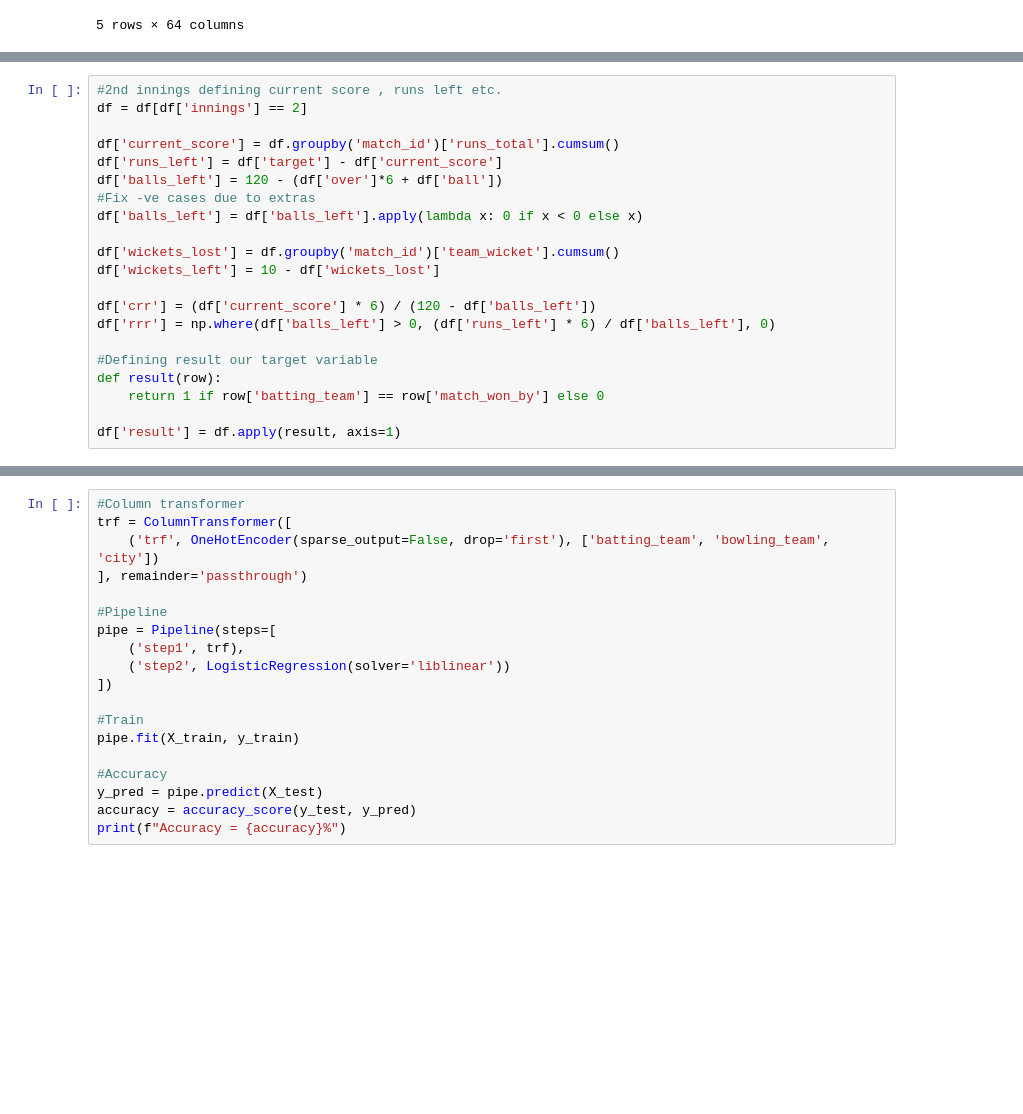
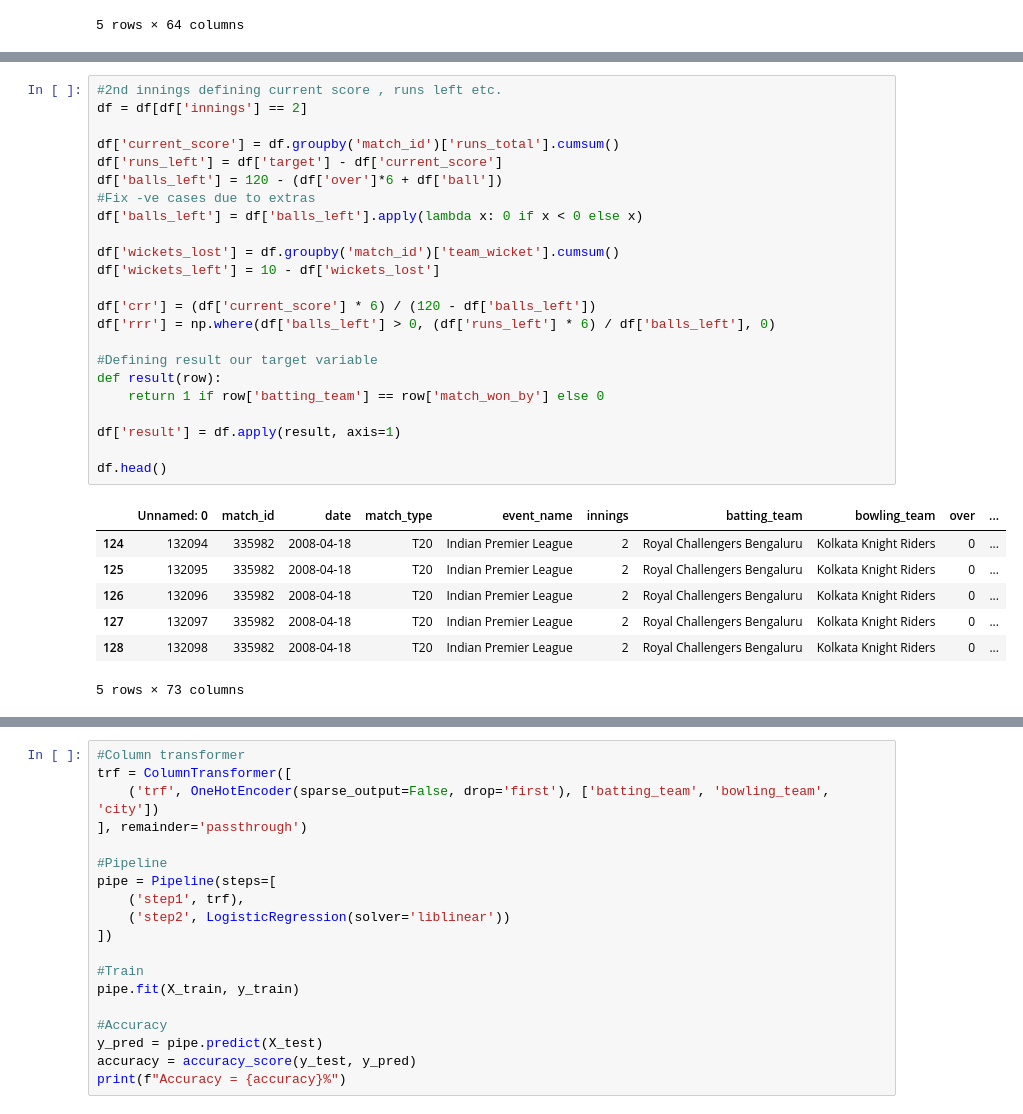
Before and after one commit to LarshVakil/ipl-match-prediction, a Jupyter notebook: FinalIPLPredicition.ipynb, the cells around one changed output, grey strips where cells are left out. Drawn from its saved outputs; the diff is of its cells as text; blank space fills up the shorter version.

```diff
--- a/FinalIPLPredicition.ipynb
+++ b/FinalIPLPredicition.ipynb
@@ -72,24 +82,34 @@ df = df.merge(total_score_df[['match_id', 'target']], on='match_id')
 # %%
 #2nd innings defining current score , runs left etc.
 df = df[df['innings'] == 2]
 
 df['current_score'] = df.groupby('match_id')['runs_total'].cumsum()
 df['runs_left'] = df['target'] - df['current_score']
 df['balls_left'] = 120 - (df['over']*6 + df['ball'])
 #Fix -ve cases due to extras
 df['balls_left'] = df['balls_left'].apply(lambda x: 0 if x < 0 else x)
 
 df['wickets_lost'] = df.groupby('match_id')['team_wicket'].cumsum()
 df['wickets_left'] = 10 - df['wickets_lost']
 
 df['crr'] = (df['current_score'] * 6) / (120 - df['balls_left'])
 df['rrr'] = np.where(df['balls_left'] > 0, (df['runs_left'] * 6) / df['balls_left'], 0)
 
 #Defining result our target variable
 def result(row):
     return 1 if row['batting_team'] == row['match_won_by'] else 0
 
 df['result'] = df.apply(result, axis=1)
+
+df.head()
+# %% [output]
+|  | Unnamed: 0 | match_id | date | match_type | event_name | innings | batting_team | bowling_team | over | ... |
+| 124 | 132094 | 335982 | 2008-04-18 | T20 | Indian Premier League | 2 | Royal Challengers Bengaluru | Kolkata Knight Riders | 0 | ... |
+| 125 | 132095 | 335982 | 2008-04-18 | T20 | Indian Premier League | 2 | Royal Challengers Bengaluru | Kolkata Knight Riders | 0 | ... |
+| 126 | 132096 | 335982 | 2008-04-18 | T20 | Indian Premier League | 2 | Royal Challengers Bengaluru | Kolkata Knight Riders | 0 | ... |
+| 127 | 132097 | 335982 | 2008-04-18 | T20 | Indian Premier League | 2 | Royal Challengers Bengaluru | Kolkata Knight Riders | 0 | ... |
+| 128 | 132098 | 335982 | 2008-04-18 | T20 | Indian Premier League | 2 | Royal Challengers Bengaluru | Kolkata Knight Riders | 0 | ... |
+5 rows × 73 columns
 # %%
 #Selecting the important columns only
 final_df = df[['batting_team', 'bowling_team', 'city', 'runs_left',
```
Also changed, not shown: parts of 3 cells of this notebook.
